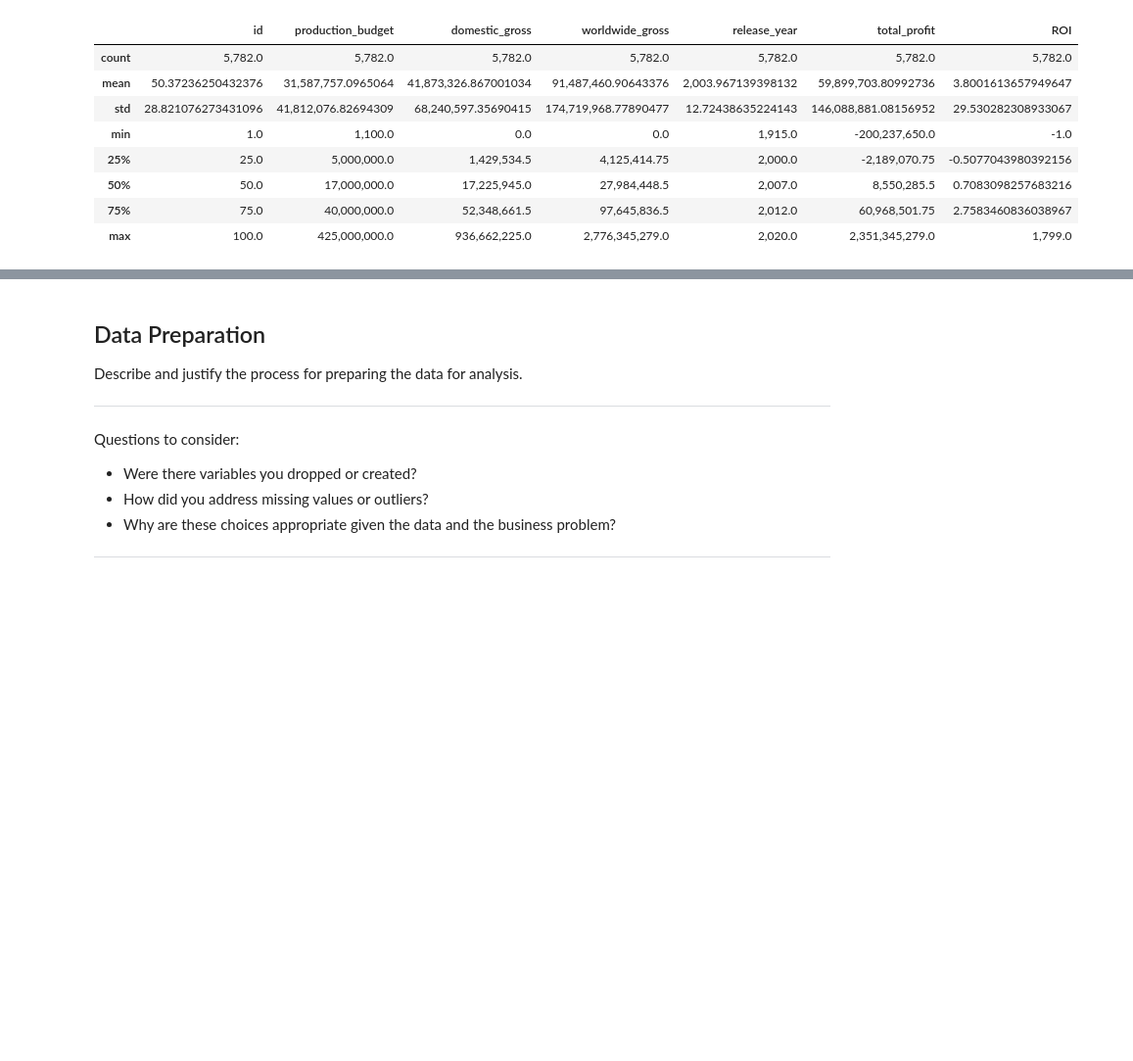
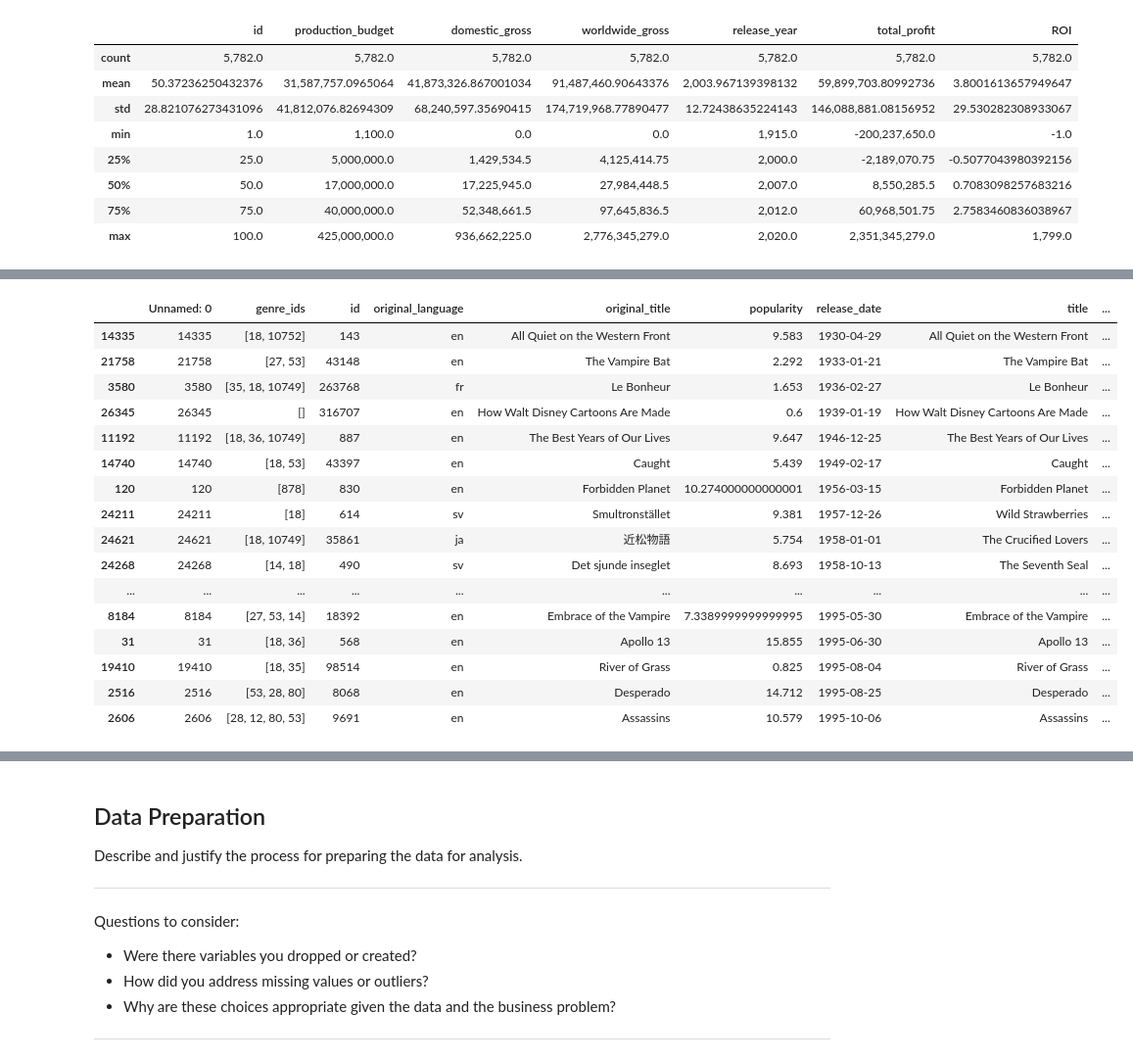
Before and after one commit to jxn628/dsc-phase-1-project, a Jupyter notebook: student.ipynb, the cells around one changed output, grey strips where cells are left out. Shown: that part at 98% size. Cells and saved outputs as stored; diff of their text form; code cells hidden in the pictures; blank space fills up the shorter version.

```diff
--- a/student.ipynb
+++ b/student.ipynb
@@ -659,0 +750,6 @@ table9.describe()
+# %%
+#TMDB also has genre information, although I would need to find out what each genre code relates to.
+#Let me see how far back this data goes...
+
+table2 = tables['tmdb_movies_csv_gz']
+table2
@@ -659,0 +790,21 @@ table9.describe()
+# %%
+table2.sort_values(by='release_date', ascending=True).head(100)
+#This dataset has genre ids for all of its movies. It starts in 1930 and ends in mid-2019.
+# %% [output]
+|  | Unnamed: 0 | genre_ids | id | original_language | original_title | popularity | release_date | title | ... |
+| 14335 | 14335 | [18, 10752] | 143 | en | All Quiet on the Western Front | 9.583 | 1930-04-29 | All Quiet on the Western Front | ... |
+| 21758 | 21758 | [27, 53] | 43148 | en | The Vampire Bat | 2.292 | 1933-01-21 | The Vampire Bat | ... |
+| 3580 | 3580 | [35, 18, 10749] | 263768 | fr | Le Bonheur | 1.653 | 1936-02-27 | Le Bonheur | ... |
+| 26345 | 26345 | [] | 316707 | en | How Walt Disney Cartoons Are Made | 0.6 | 1939-01-19 | How Walt Disney Cartoons Are Made | ... |
+| 11192 | 11192 | [18, 36, 10749] | 887 | en | The Best Years of Our Lives | 9.647 | 1946-12-25 | The Best Years of Our Lives | ... |
+| 14740 | 14740 | [18, 53] | 43397 | en | Caught | 5.439 | 1949-02-17 | Caught | ... |
+| 120 | 120 | [878] | 830 | en | Forbidden Planet | 10.274000000000001 | 1956-03-15 | Forbidden Planet | ... |
+| 24211 | 24211 | [18] | 614 | sv | Smultronstället | 9.381 | 1957-12-26 | Wild Strawberries | ... |
+| 24621 | 24621 | [18, 10749] | 35861 | ja | 近松物語 | 5.754 | 1958-01-01 | The Crucified Lovers | ... |
+| 24268 | 24268 | [14, 18] | 490 | sv | Det sjunde inseglet | 8.693 | 1958-10-13 | The Seventh Seal | ... |
+| ... | ... | ... | ... | ... | ... | ... | ... | ... | ... |
+| 8184 | 8184 | [27, 53, 14] | 18392 | en | Embrace of the Vampire | 7.3389999999999995 | 1995-05-30 | Embrace of the Vampire | ... |
+| 31 | 31 | [18, 36] | 568 | en | Apollo 13 | 15.855 | 1995-06-30 | Apollo 13 | ... |
+| 19410 | 19410 | [18, 35] | 98514 | en | River of Grass | 0.825 | 1995-08-04 | River of Grass | ... |
+| 2516 | 2516 | [53, 28, 80] | 8068 | en | Desperado | 14.712 | 1995-08-25 | Desperado | ... |
+| 2606 | 2606 | [28, 12, 80, 53] | 9691 | en | Assassins | 10.579 | 1995-10-06 | Assassins | ... |
```
Also changed, not shown: parts of 27 cells of this notebook.
